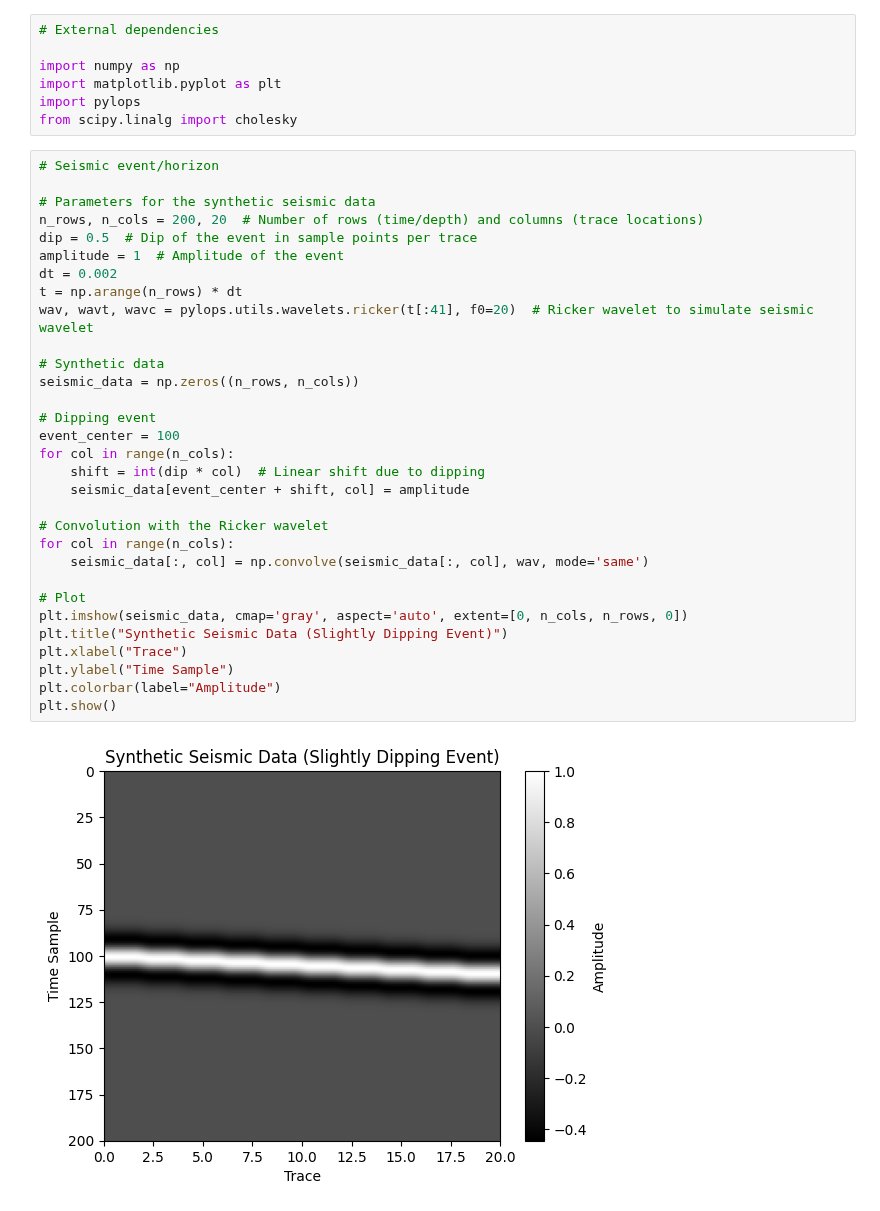
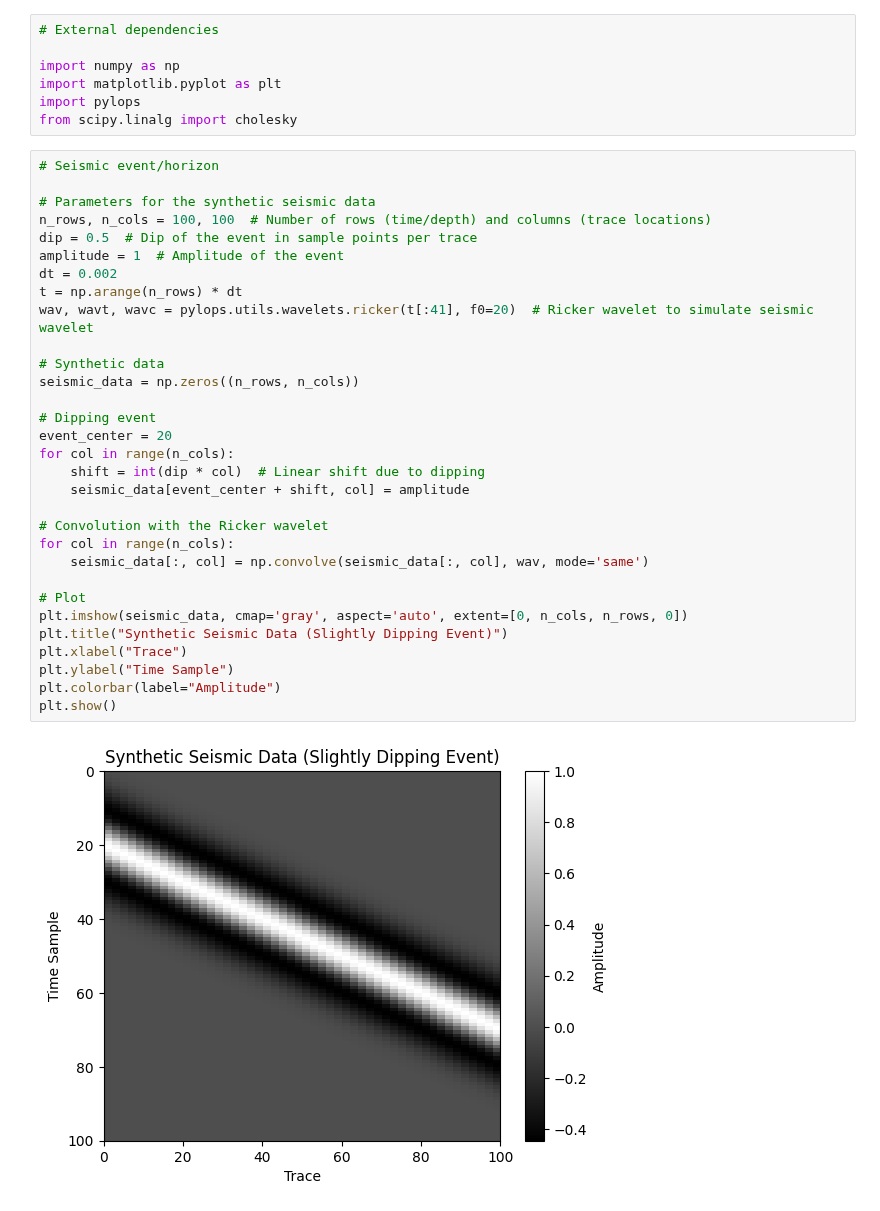
Before and after one commit to csc7/Probabilistic_Programming, a Jupyter notebook: Example_01.ipynb, the cells around one changed output. Cells and saved outputs as stored; diff of their text form.

```diff
--- a/Example_01.ipynb
+++ b/Example_01.ipynb
@@ -8,36 +8,36 @@ from scipy.linalg import cholesky
 # %%
 # Seismic event/horizon
 
 # Parameters for the synthetic seismic data
-n_rows, n_cols = 200, 20  # Number of rows (time/depth) and columns (trace locations)
+n_rows, n_cols = 100, 100  # Number of rows (time/depth) and columns (trace locations)
 dip = 0.5  # Dip of the event in sample points per trace
 amplitude = 1  # Amplitude of the event
 dt = 0.002
 t = np.arange(n_rows) * dt
 wav, wavt, wavc = pylops.utils.wavelets.ricker(t[:41], f0=20)  # Ricker wavelet to simulate seismic wavelet
 
 # Synthetic data
 seismic_data = np.zeros((n_rows, n_cols))
 
 # Dipping event
-event_center = 100
+event_center = 20
 for col in range(n_cols):
     shift = int(dip * col)  # Linear shift due to dipping
     seismic_data[event_center + shift, col] = amplitude
 
 # Convolution with the Ricker wavelet
 for col in range(n_cols):
     seismic_data[:, col] = np.convolve(seismic_data[:, col], wav, mode='same')
 
 # Plot
 plt.imshow(seismic_data, cmap='gray', aspect='auto', extent=[0, n_cols, n_rows, 0])
 plt.title("Synthetic Seismic Data (Slightly Dipping Event)")
 plt.xlabel("Trace")
 plt.ylabel("Time Sample")
 plt.colorbar(label="Amplitude")
 plt.show()
 # %% [output]
-[figure, old version]
+[figure, new version]
 # %%
 # Extraction of the covariance function from the seismic data
 
```
Also changed, not shown: parts of 7 cells of this notebook.
